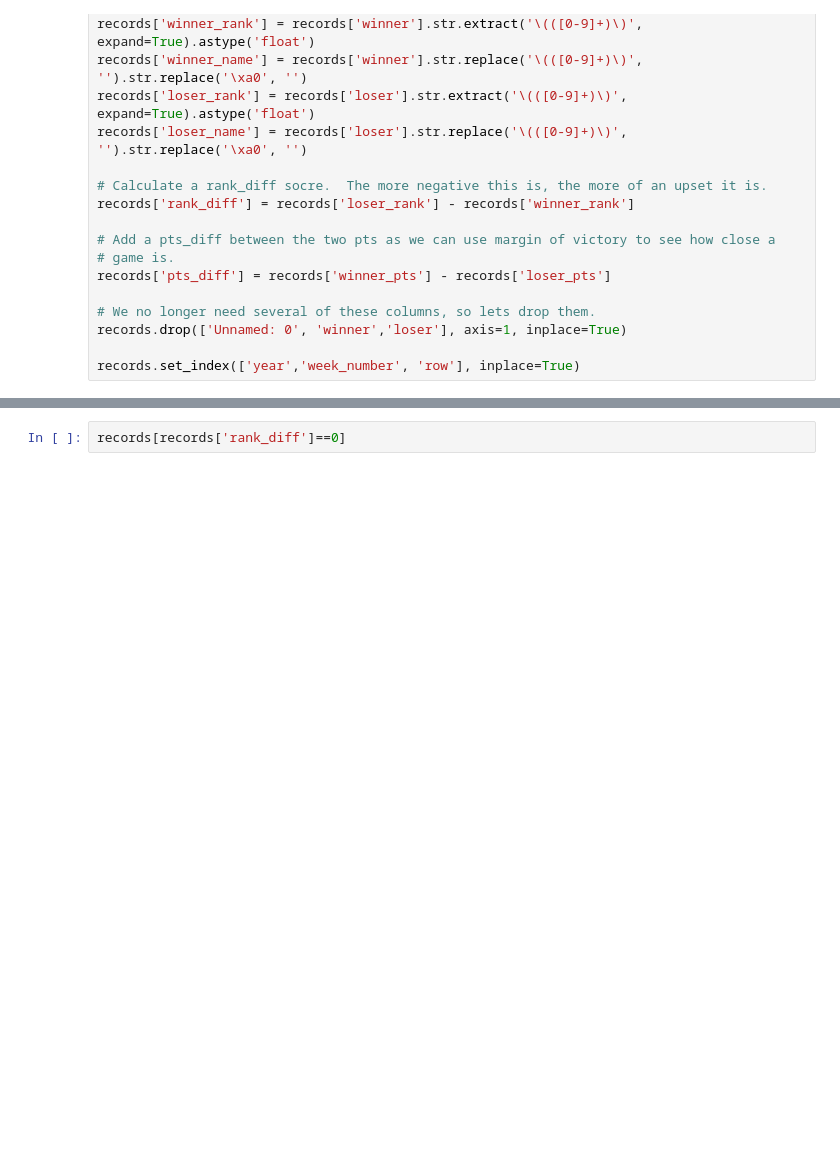
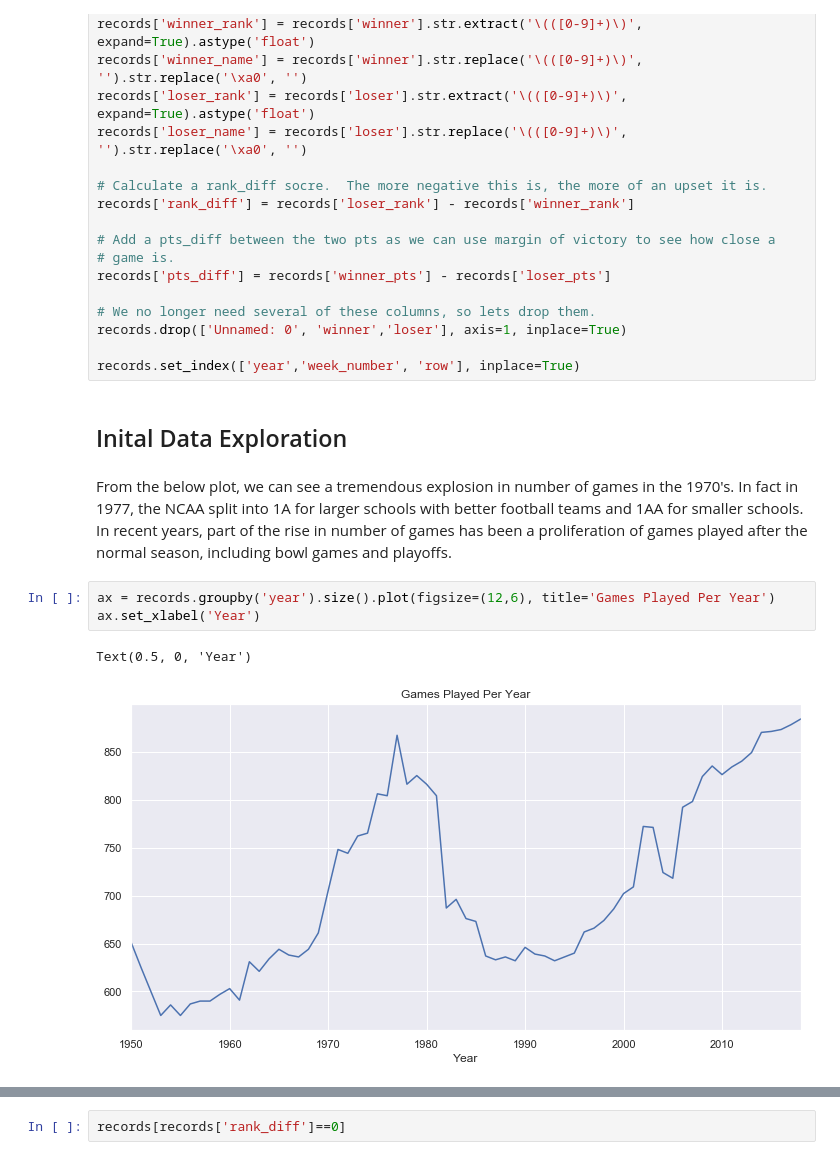
Before and after one commit to redhairedcelt/College_Football_Analysis, a Jupyter notebook: CF Analysis.ipynb, the cells around one changed output, grey strips where cells are left out. Saved outputs shown, nothing was run; the diff lists cells and outputs as text; blank space fills up the shorter version.

```diff
--- a/CF Analysis.ipynb
+++ b/CF Analysis.ipynb
@@ -87,3 +80,13 @@ records['pts_diff'] = records['winner_pts'] - records['loser_pts']
 records.drop(['Unnamed: 0', 'winner','loser'], axis=1, inplace=True)
 
 records.set_index(['year','week_number', 'row'], inplace=True)
+# %% [markdown]
+## Inital Data Exploration
+# %% [markdown]
+From the below plot, we can see a tremendous explosion in number of games in the 1970's.  In fact in 1977, the NCAA split into 1A for larger schools with better football teams and 1AA for smaller schools.  In recent years, part of the rise in number of games has been a proliferation of games played after the normal season, including bowl games and playoffs.
+# %%
+ax = records.groupby('year').size().plot(figsize=(12,6), title='Games Played Per Year')
+ax.set_xlabel('Year')
+# %% [output]
+Text(0.5, 0, 'Year')
+[figure, added]
```
Also changed, not shown: parts of 94 cells of this notebook, 24 other files.
